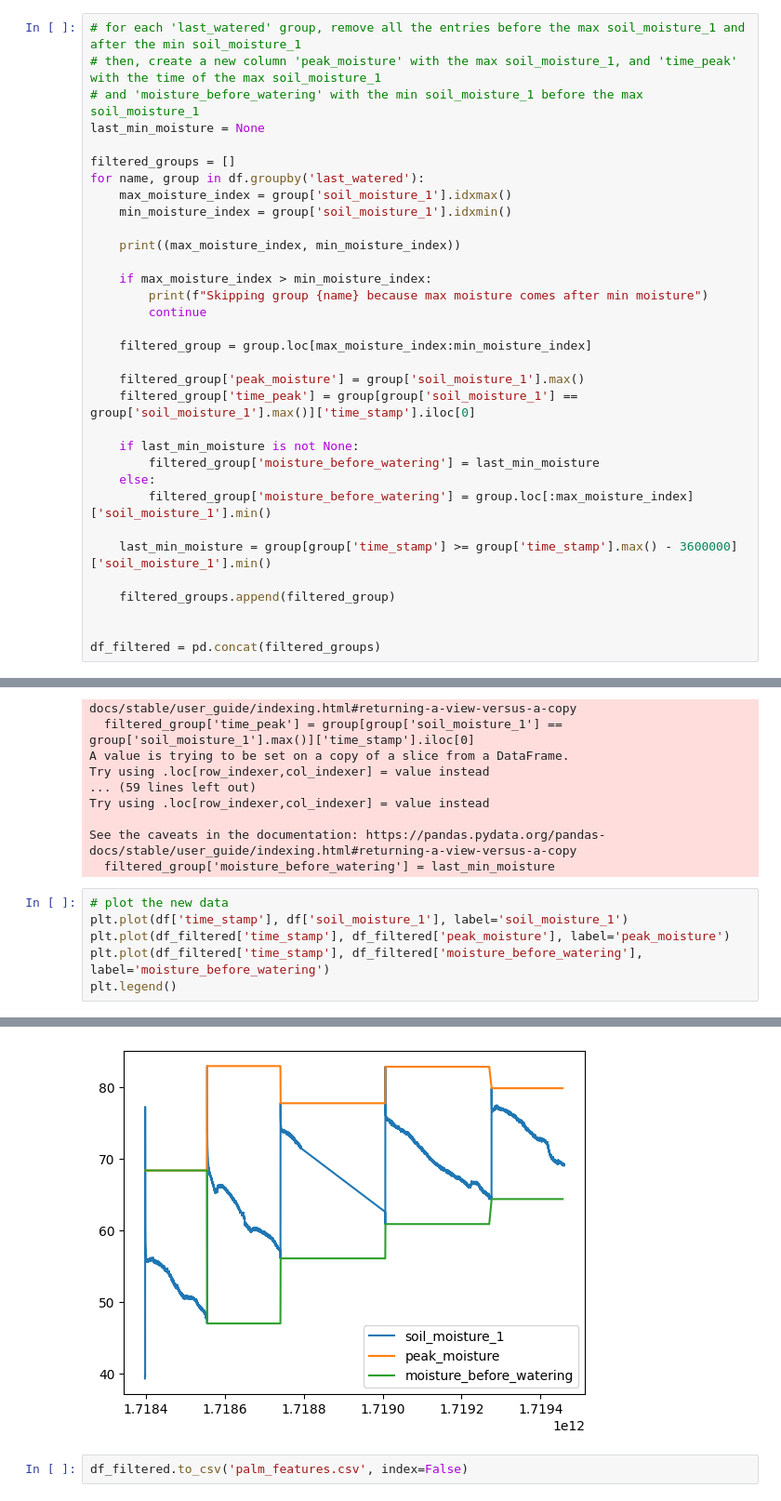
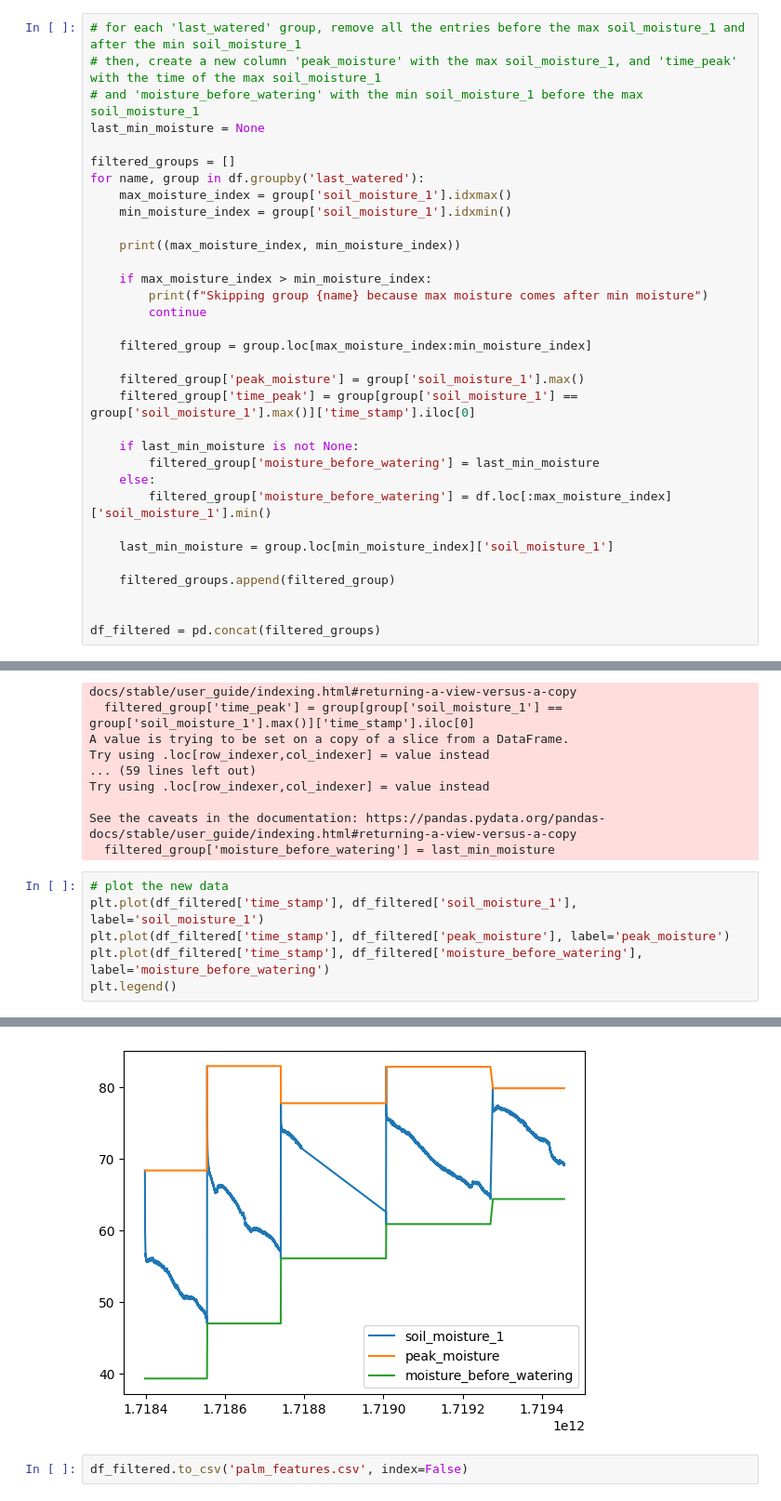
Before and after one commit to PlantGuru-FYDP/PlantGuru, a Jupyter notebook: QTA/josh/segmenter.ipynb, the cells around one changed output, grey strips where cells are left out. Shown: that part at 93% size. Drawn from its saved outputs; the diff is of its cells as text.

Commit message:
fix initial moisture

```diff
--- a/QTA/josh/segmenter.ipynb
+++ b/QTA/josh/segmenter.ipynb
@@ -33,9 +33,9 @@ for name, group in df.groupby('last_watered'):
     if last_min_moisture is not None:
         filtered_group['moisture_before_watering'] = last_min_moisture
     else:
-        filtered_group['moisture_before_watering'] = group.loc[:max_moisture_index]['soil_moisture_1'].min()
+        filtered_group['moisture_before_watering'] = df.loc[:max_moisture_index]['soil_moisture_1'].min()
 
-    last_min_moisture = group[group['time_stamp'] >= group['time_stamp'].max() - 3600000]['soil_moisture_1'].min()
+    last_min_moisture = group.loc[min_moisture_index]['soil_moisture_1']
 
     filtered_groups.append(filtered_group)
 
@@ -66,13 +66,13 @@ See the caveats in the documentation: https://pandas.pydata.org/pandas-docs/stab
   filtered_group['moisture_before_watering'] = last_min_moisture
 # %%
 # plot the new data
-plt.plot(df['time_stamp'], df['soil_moisture_1'], label='soil_moisture_1')
+plt.plot(df_filtered['time_stamp'], df_filtered['soil_moisture_1'], label='soil_moisture_1')
 plt.plot(df_filtered['time_stamp'], df_filtered['peak_moisture'], label='peak_moisture')
 plt.plot(df_filtered['time_stamp'], df_filtered['moisture_before_watering'], label='moisture_before_watering')
 plt.legend()
 # %% [output]
 <matplotlib.legend.Legend at 0x...>
-[figure, old version]
+[figure, new version]
 # %%
 df_filtered.to_csv('palm_features.csv', index=False)
 # %%
```
